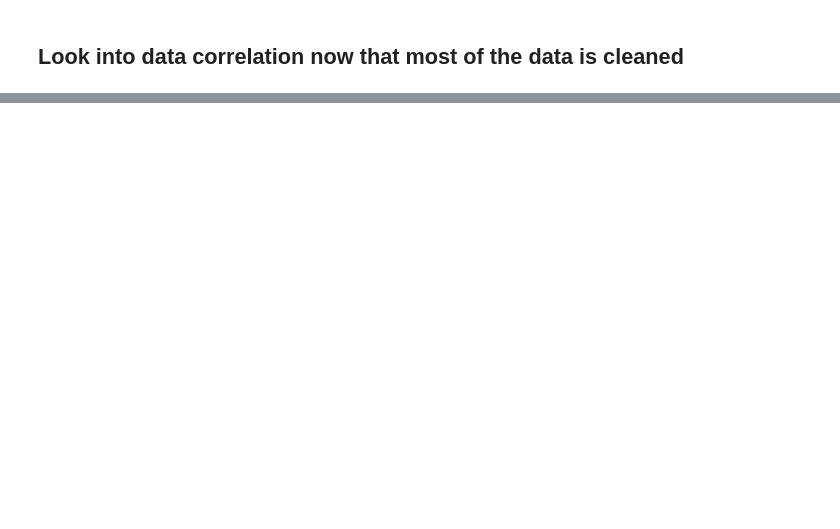
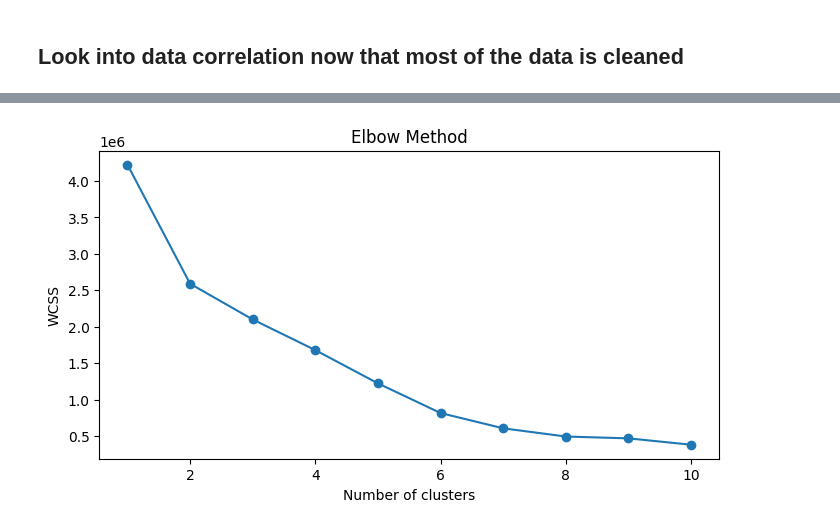
Before and after one commit to IdeaKing/ml4va, a Jupyter notebook: 01_data_experiments.ipynb, the cells around one changed output, grey strips where cells are left out. Cells and saved outputs as stored; diff of their text form; code cells hidden in the pictures; blank space fills up the shorter version.

```diff
--- a/01_data_experiments.ipynb
+++ b/01_data_experiments.ipynb
@@ -135,3 +135,10 @@ def clean_values(string):
 for column in data.columns:
     if data[column].dtype == "object":
         data[column] = data[column].apply(clean_values)
+# %%
+# Flatten the lists
+for column in data.columns:
+    if data[column].dtype == "object":
+        data[column] = data[column].apply(lambda x: x if type(x) != list else x[0] if len(x) > 0 else None)
+
+data.head()
@@ -197,0 +266,21 @@ Name: Crash_Severity, dtype: float64
+# %%
+# Standardize the features
+scaler = StandardScaler()
+X_cluster = scaler.fit_transform(data[selected_features])
+
+# Determine the optimal number of clusters using the elbow method
+wcss = []
+for i in range(1, 11):
+    kmeans = KMeans(n_clusters=i, random_state=42)
+    kmeans.fit(X_cluster)
+    wcss.append(kmeans.inertia_)
+
+# Plot the elbow curve
+plt.figure(figsize=(8, 4))
+plt.plot(range(1, 11), wcss, marker='o')
+plt.title("Elbow Method")
+plt.xlabel("Number of clusters")
+plt.ylabel("WCSS")
+plt.show()
+# %% [output]
+[figure, added]
```
Also changed, not shown: parts of 11 cells of this notebook.
